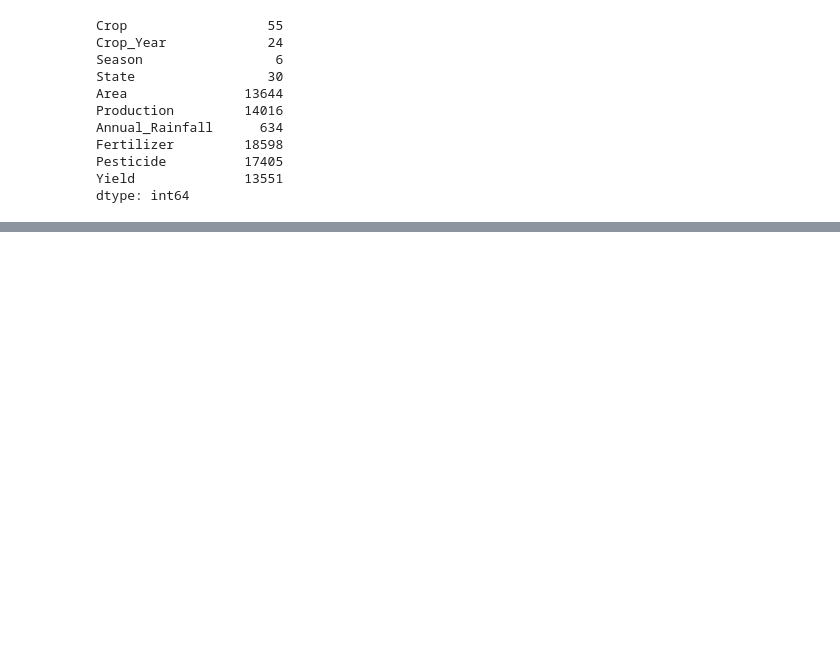
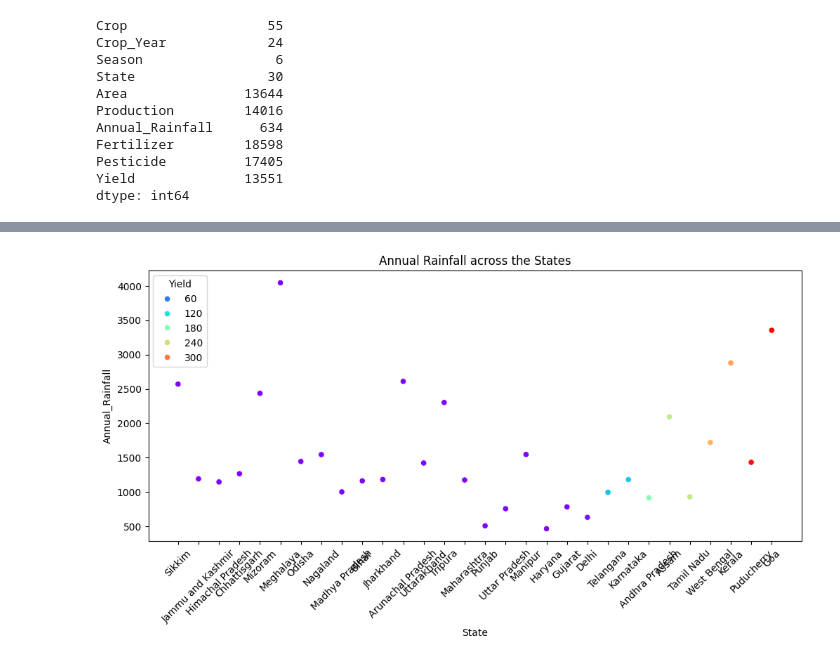
Before and after one commit to HarithaBangaru/crop-yield-prediction-in-indian-states, a Jupyter notebook: Crop_Yield_Prediction.ipynb, the cells around one changed output, grey strips where cells are left out. Saved outputs shown, nothing was run; the diff lists cells and outputs as text; code cells hidden in the pictures; blank space fills up the shorter version.

```diff
--- a/Crop_Yield_Prediction.ipynb
+++ b/Crop_Yield_Prediction.ipynb
@@ -269,0 +284,8 @@ df_state
+# %%
+plt.figure(figsize=(12,5))
+sns.scatterplot(x=df_state.index, y = df_state['Annual_Rainfall'], palette='rainbow', hue = df_state['Yield'])
+plt.xticks(rotation=45)
+plt.title('Annual Rainfall across the States')
+plt.show()
+# %% [output]
+[figure, added]
```
Also changed, not shown: parts of 10 cells of this notebook.
